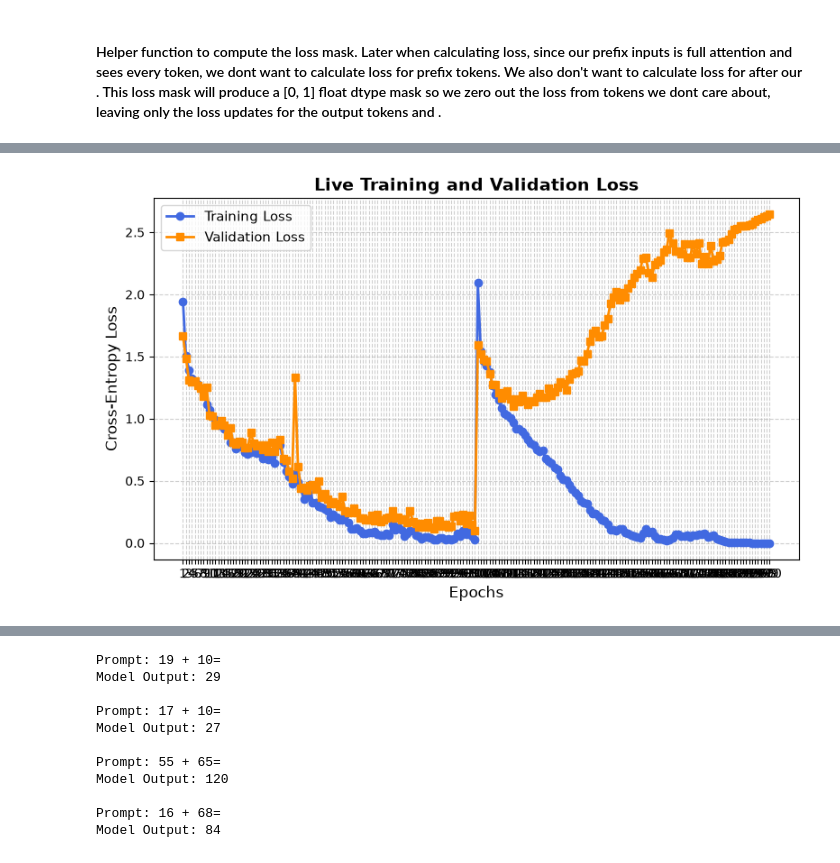
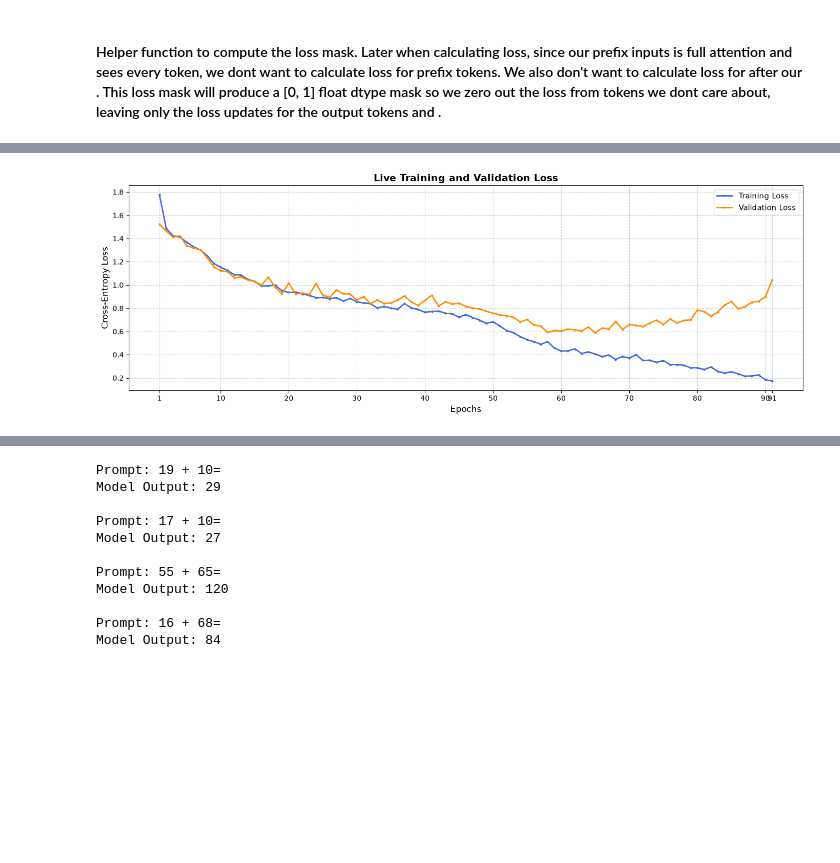
Before and after one commit to he-man-david/small-transformer-model-arithmetic-math, a Jupyter notebook: training-script.ipynb, the cells around one changed output, grey strips where cells are left out. Saved outputs shown, nothing was run; the diff lists cells and outputs as text; code cells hidden in the pictures; blank space fills up the shorter version.

```diff
--- a/training-script.ipynb
+++ b/training-script.ipynb
@@ -28,7 +28,7 @@ d_model = 512
 max_seq_len = 128
 num_heads = 8
 num_layers = 8
-dropout = 0.0 # I think all math expression in prefix should be visible with no dropout (blindspots)
+dropout = 0.1 # I think all math expression in prefix should be visible with no dropout (blindspots)
 
 train_percent = 0.80
 val_percent   = 0.10
@@ -171,16 +171,33 @@ def compute_loss_mask(targets: torch.Tensor, eq_token_id: int, pad_token_id: int
 def plot_live_loss(train_history, val_history, current_epoch, total_target_epochs):
     clear_output(wait=True)
 
-    fig, ax = plt.subplots(figsize=(8, 5))
-    epochs_range = range(1, len(train_history) + 1)
+    fig, ax = plt.subplots(figsize=(14, 5))
+    epochs_range = list(range(1, len(train_history) + 1))
 
-    ax.plot(epochs_range, train_history, label='Training Loss', color='royalblue', linewidth=2, marker='o')
-    ax.plot(epochs_range, val_history, label='Validation Loss', color='darkorange', linewidth=2, marker='s')
+    ax.plot(epochs_range, train_history, label='Training Loss', color='royalblue', linewidth=2, marker='.', markersize=4)
+    ax.plot(epochs_range, val_history, label='Validation Loss', color='darkorange', linewidth=2, marker='.', markersize=4)
 
     ax.set_title('Live Training and Validation Loss', fontsize=14, fontweight='bold')
     ax.set_xlabel('Epochs', fontsize=12)
     ax.set_ylabel('Cross-Entropy Loss', fontsize=12)
-    ax.set_xticks(epochs_range)
+
+    num_epochs = len(epochs_range)
+    if num_epochs <= 20:
+        step = 1
+    elif num_epochs <= 50:
+        step = 5
+    elif num_epochs <= 200:
+        step = 10
+    else:
+        step = 25
+
+
+    custom_ticks = [1] + list(range(step, num_epochs + 1, step))
+    if num_epochs not in custom_ticks:
+        custom_ticks.append(num_epochs)
+
+    ax.set_xticks(custom_ticks)
+
     ax.grid(True, linestyle='--', alpha=0.6)
     ax.legend(fontsize=11)
 
@@ -313,13 +330,13 @@ def train_model(num_epochs_to_add: int):
 
         if epoch % 10 == 0:
             save_checkpoint(
-                checkpoint_name=f"continued_001_{dataset_name}",
+                checkpoint_name=f"{dataset_name}_epoch_{epoch}",
                 model=model,
                 optimizer=optimizer,
                 train_history=train_loss_history,
                 val_history=val_loss_history
             )
 # %%
-train_model(num_epochs_to_add=100)
+train_model(num_epochs_to_add=40)
 # %% [output]
-[figure, old version]
+[figure, new version]
```
Also changed, not shown: parts of 6 cells of this notebook, 17 other files.
